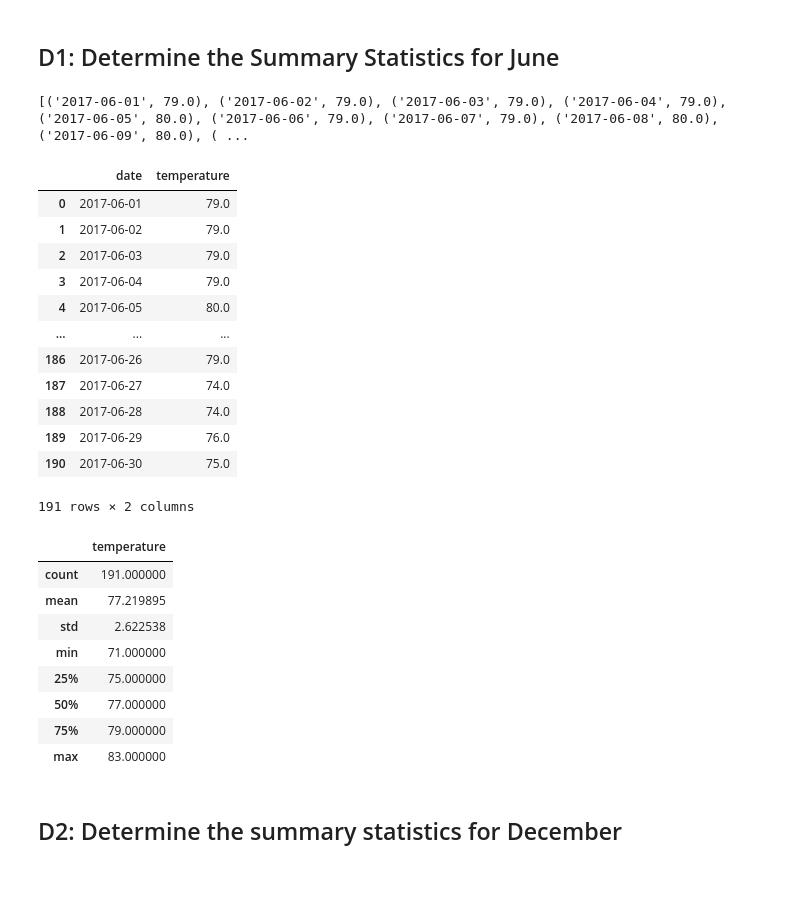
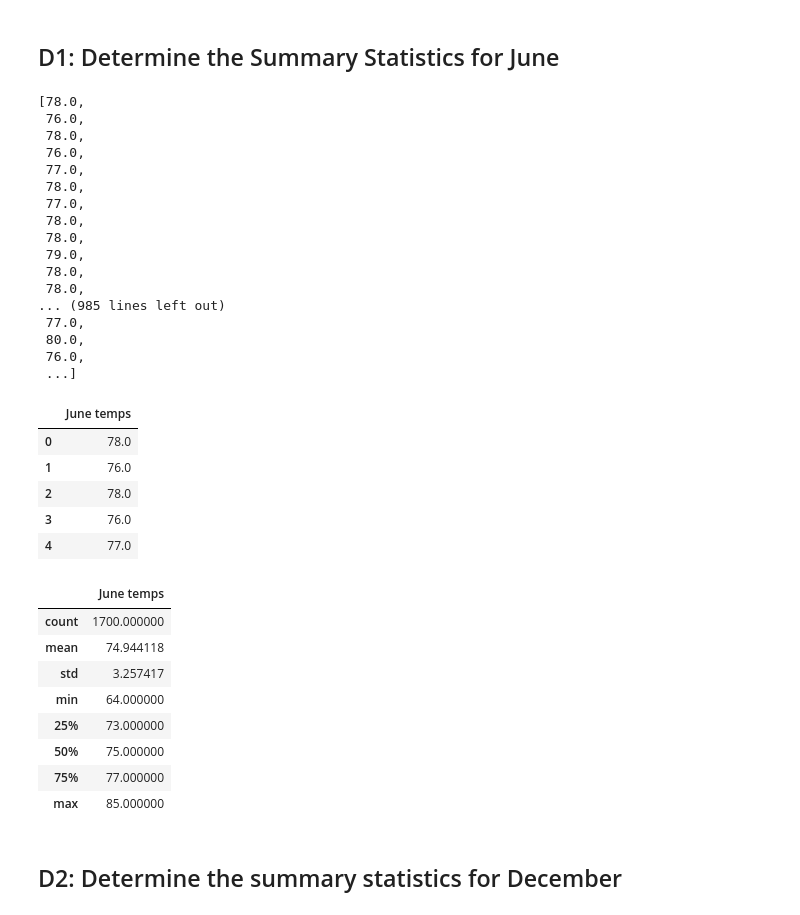
Before and after one commit to natmontero98/surfs_up, a Jupyter notebook: Surfsup_Challenge.ipynb, the cells around one changed output. Saved outputs shown, nothing was run; the diff lists cells and outputs as text; code cells hidden in the pictures; blank space fills up the shorter version.

```diff
--- a/Surfsup_Challenge.ipynb
+++ b/Surfsup_Challenge.ipynb
@@ -134,47 +136,54 @@ plt.tight_layout()
 from sqlalchemy import extract
 
 # 2. Write a query that filters the Measurement table to retrieve the temperatures for the month of June.
-june_temps = dt.date(2017, 6, 30) - dt.timedelta(days=29)
-july_temps = dt.date(2017, 7, 31) - dt.timedelta(days=30)
-
-resultsjune = []
-resultsjune = session.query(Measurement.date, Measurement.tobs).filter(Measurement.date >= june_temps, Measurement.date < july_temps).all()
+june_temps = session.query(Measurement).filter(extract('month', Measurement.date) == 6)
 # %%
 #  3. Convert the June temperatures to a list.
-print(results)
+#print(results)
+june_temp_list = [temp.tobs for temp in june_temps]
+june_temp_list
 # %% [output]
-[('2017-06-01', 79.0), ('2017-06-02', 79.0), ('2017-06-03', 79.0), ('2017-06-04', 79.0), ('2017-06-05', 80.0), ('2017-06-06', 79.0), ('2017-06-07', 79.0), ('2017-06-08', 80.0), ('2017-06-09', 80.0), ( ...
+[78.0,
+ 76.0,
+ 78.0,
+ 76.0,
+ 77.0,
+ 78.0,
+ 77.0,
+ 78.0,
+ 78.0,
+ 79.0,
+ 78.0,
+ 78.0,
+... (985 lines left out)
+ 77.0,
+ 80.0,
+ 76.0,
+ ...]
 # %%
 # 4. Create a DataFrame from the list of temperatures for the month of June.
-junetemps_df = pd.DataFrame(resultsjune, columns=['date','temperature'])
-junetemps_df
+june_df = pd.DataFrame(june_temp_list, columns=['June temps'])
+june_df.head()
 # %% [output]
-|  | date | temperature |
-| 0 | 2017-06-01 | 79.0 |
-| 1 | 2017-06-02 | 79.0 |
-| 2 | 2017-06-03 | 79.0 |
-| 3 | 2017-06-04 | 79.0 |
-| 4 | 2017-06-05 | 80.0 |
-| ... | ... | ... |
-| 186 | 2017-06-26 | 79.0 |
-| 187 | 2017-06-27 | 74.0 |
-| 188 | 2017-06-28 | 74.0 |
-| 189 | 2017-06-29 | 76.0 |
-| 190 | 2017-06-30 | 75.0 |
+|  | June temps |
+| 0 | 78.0 |
+| 1 | 76.0 |
+| 2 | 78.0 |
+| 3 | 76.0 |
+| 4 | 77.0 |
-191 rows × 2 columns
 # %%
 # 5. Calculate and print out the summary statistics for the June temperature DataFrame.
-junetemps_df.describe()
+june_df.describe()
 # %% [output]
-|  | temperature |
-| count | 191.000000 |
-| mean | 77.219895 |
-| std | 2.622538 |
-| min | 71.000000 |
-| 25% | 75.000000 |
-| 50% | 77.000000 |
-| 75% | 79.000000 |
-| max | 83.000000 |
+|  | June temps |
+| count | 1700.000000 |
+| mean | 74.944118 |
+| std | 3.257417 |
+| min | 64.000000 |
+| 25% | 73.000000 |
+| 50% | 75.000000 |
+| 75% | 77.000000 |
+| max | 85.000000 |
 # %% [markdown]
 ## D2: Determine the summary statistics for December
 # %%
```
Also changed, not shown: parts of 5 cells of this notebook.
